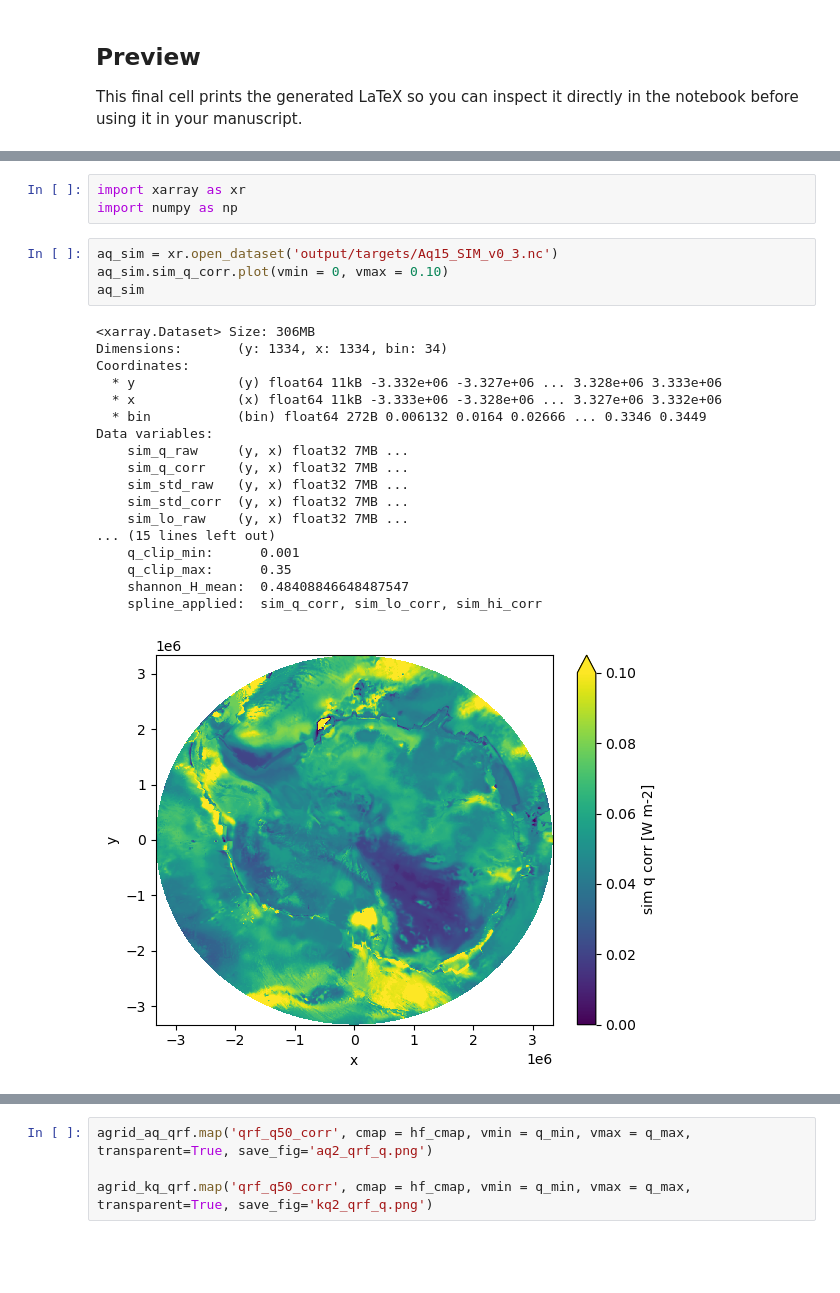
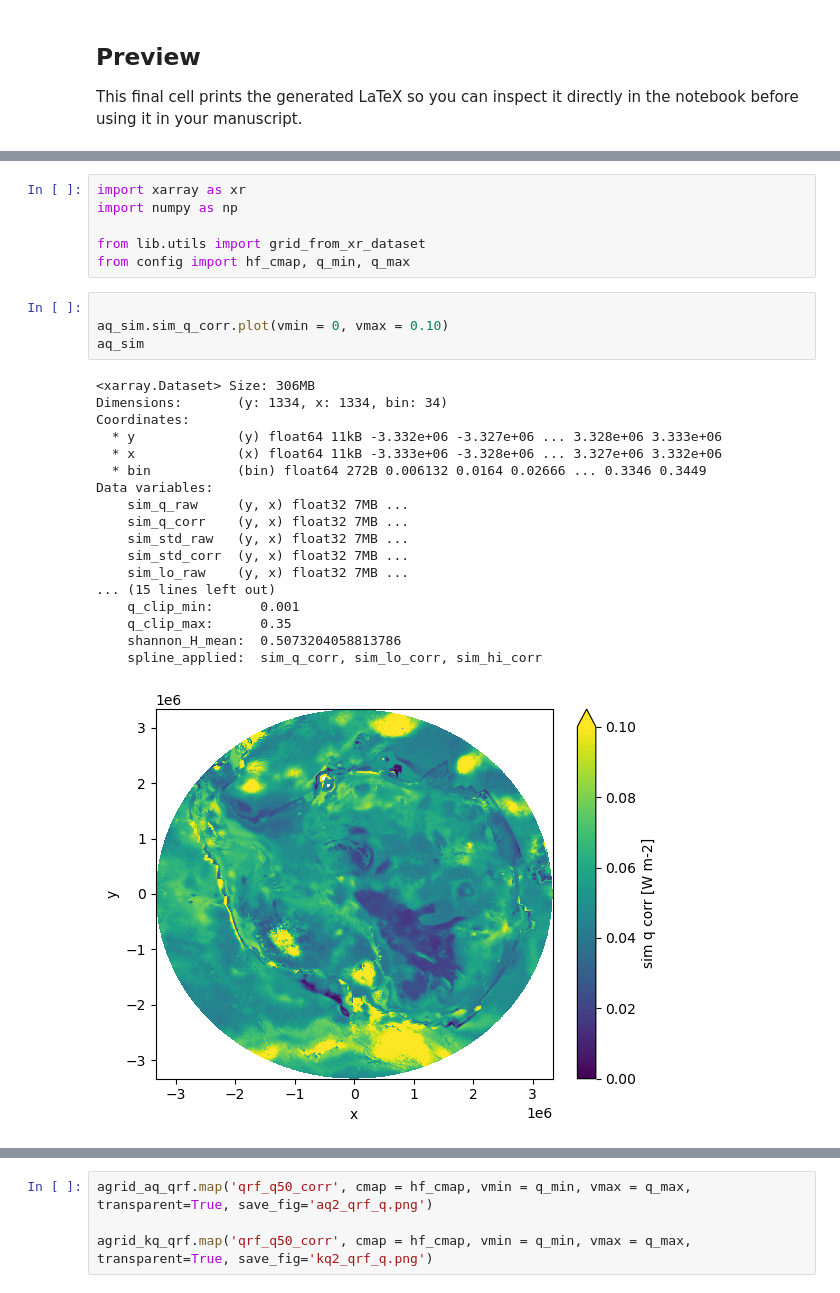
Before and after one commit to TobbeTripitaka/Aq2, a Jupyter notebook: X_EXTRAS.ipynb, the cells around one changed output, grey strips where cells are left out. Cells and saved outputs as stored; diff of their text form; blank space fills up the shorter version.

```diff
--- a/X_EXTRAS.ipynb
+++ b/X_EXTRAS.ipynb
@@ -145,27 +145,30 @@ print(out_path.read_text())
 # %%
 import xarray as xr
 import numpy as np
+
+from lib.utils import grid_from_xr_dataset
+from config import hf_cmap, q_min, q_max
 # %%
-aq_sim = xr.open_dataset('output/targets/Aq15_SIM_v0_3.nc')
+
 aq_sim.sim_q_corr.plot(vmin = 0, vmax = 0.10)
 aq_sim
 # %% [output]
 <xarray.Dataset> Size: 306MB
 Dimensions:       (y: 1334, x: 1334, bin: 34)
 Coordinates:
   * y             (y) float64 11kB -3.332e+06 -3.327e+06 ... 3.328e+06 3.333e+06
   * x             (x) float64 11kB -3.333e+06 -3.328e+06 ... 3.327e+06 3.332e+06
   * bin           (bin) float64 272B 0.006132 0.0164 0.02666 ... 0.3346 0.3449
 Data variables:
     sim_q_raw     (y, x) float32 7MB ...
     sim_q_corr    (y, x) float32 7MB ...
     sim_std_raw   (y, x) float32 7MB ...
     sim_std_corr  (y, x) float32 7MB ...
     sim_lo_raw    (y, x) float32 7MB ...
 ... (15 lines left out)
     q_clip_min:      0.001
     q_clip_max:      0.35
-    shannon_H_mean:  0.48408846648487547
+    shannon_H_mean:  0.5073204058813786
     spline_applied:  sim_q_corr, sim_lo_corr, sim_hi_corr
-[figure, old version]
+[figure, new version]
 # %%
```
Also changed, not shown: parts of 11 cells of this notebook, 2 other files.
